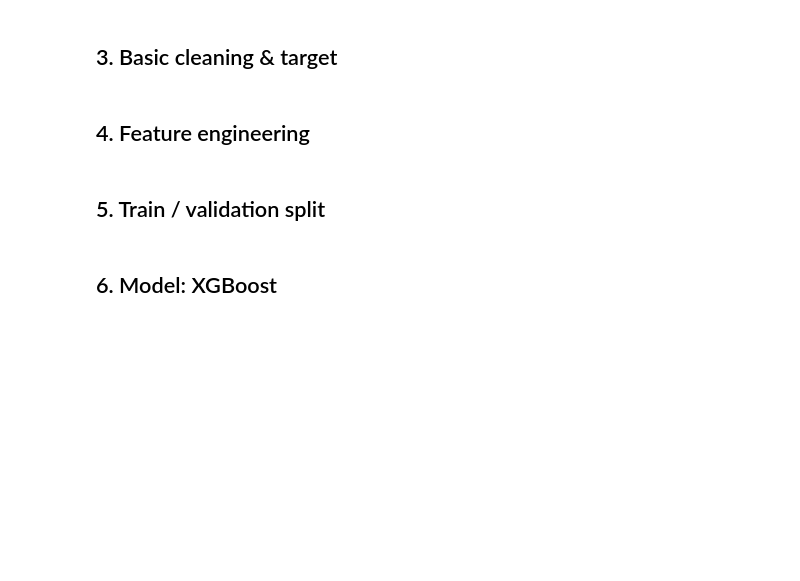
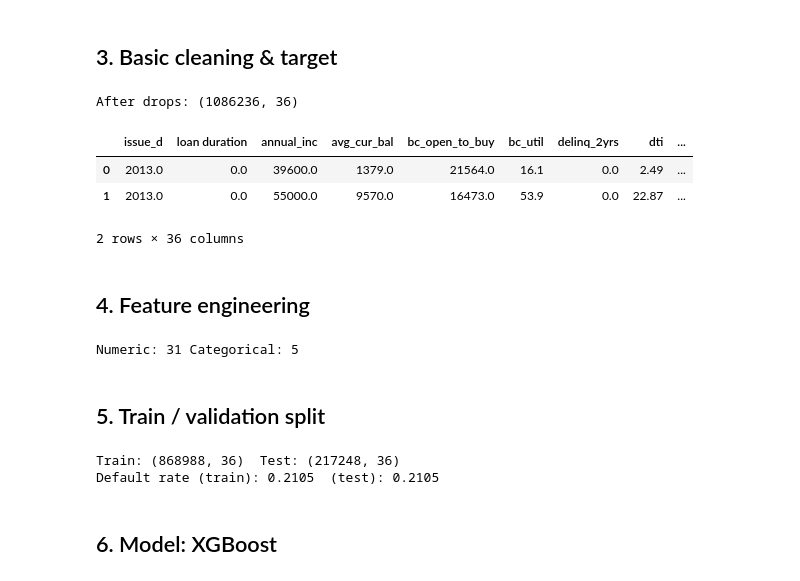
Before and after one commit to raphguenoun/Algo_fairness-Group-Project, a Jupyter notebook: notebooks/02_step2_train_blackbox.ipynb, the cells around one changed output. Saved outputs shown, nothing was run; the diff lists cells and outputs as text; code cells hidden in the pictures; blank space fills up the shorter version.

```diff
--- a/notebooks/02_step2_train_blackbox.ipynb
+++ b/notebooks/02_step2_train_blackbox.ipynb
@@ -47,9 +49,7 @@ np.random.seed(RANDOM_STATE)
 # --- Paths ---
 # Prefer a local file first; fall back to /mnt/data if running in a hosted environment.
 CANDIDATE_PATHS = [
-    "dataproject2025.csv",
-    "./data/dataproject2025.csv",
-    "/mnt/data/dataproject2025.csv"
+"/Users/berdup/Desktop/Algo-Fairness-Group-Project/Algo_fairness-Group-Project/dataproject2025.csv"
 ]
 DATA_PATH = next((p for p in CANDIDATE_PATHS if os.path.exists(p)), CANDIDATE_PATHS[-1])
 
@@ -84,25 +94,33 @@ print("\nColumns:", list(df.columns))
 # %%
 
 # Drop known leak / index columns if present
 LEAKY_COLS = [
     "Predictions", "Predicted probabilities", "DP", "dp",
     "Unnamed: 0", "id", "ID", "index"
 ]
 present_leaky = [c for c in LEAKY_COLS if c in df.columns]
 df = df.drop(columns=present_leaky, errors="ignore")
 
 # Target
 assert "target" in df.columns, "Expected 'target' column not found."
-df["target"] = df["target"].astype(int)
+df["target"] = pd.to_numeric(df["target"], errors="coerce").replace([np.inf, -np.inf], np.nan)
+df = df.dropna(subset=["target"]).copy()
+df["target"] = df["target"].round().astype(int)  # handles 0.0/1.0 etc.
 
 # Optional: exclude sensitive columns for Step 2 (toggle above)
 if EXCLUDE_SENSITIVE:
     drop_sens = [c for c in SENSITIVE_COLS if c in df.columns]
     if drop_sens:
         df = df.drop(columns=drop_sens)
 
 print("After drops:", df.shape)
 df.head(2)
+# %% [output]
+After drops: (1086236, 36)
+|  | issue_d | loan duration | annual_inc | avg_cur_bal | bc_open_to_buy | bc_util | delinq_2yrs | dti | ... |
+| 0 | 2013.0 | 0.0 | 39600.0 | 1379.0 | 21564.0 | 16.1 | 0.0 | 2.49 | ... |
+| 1 | 2013.0 | 0.0 | 55000.0 | 9570.0 | 16473.0 | 53.9 | 0.0 | 22.87 | ... |
+2 rows × 36 columns
 # %% [markdown]
 ## 4. Feature engineering
 # %%
@@ -175,6 +193,8 @@ numeric_cols = [c for c in features if pd.api.types.is_numeric_dtype(df[c])]
 categorical_cols = [c for c in features if c not in numeric_cols]
 
 print("Numeric:", len(numeric_cols), "Categorical:", len(categorical_cols))
+# %% [output]
+Numeric: 31 Categorical: 5
 # %% [markdown]
 ## 5. Train / validation split
 # %%
@@ -193,6 +213,9 @@ X_train, X_test, y_train, y_test = train_test_split(
 
 print("Train:", X_train.shape, " Test:", X_test.shape)
 print("Default rate (train):", y_train.mean().round(4), " (test):", y_test.mean().round(4))
+# %% [output]
+Train: (868988, 36)  Test: (217248, 36)
+Default rate (train): 0.2105  (test): 0.2105
 # %% [markdown]
 ## 6. Model: XGBoost
 # %%
```
Also changed, not shown: parts of 7 cells of this notebook.
